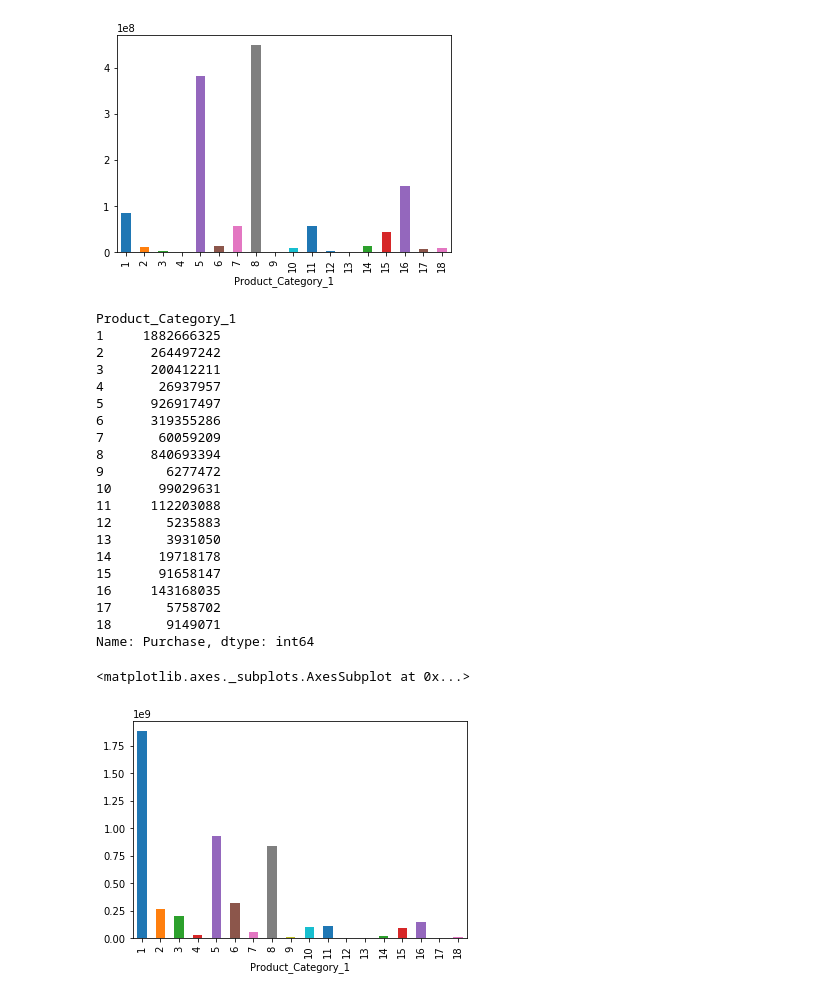
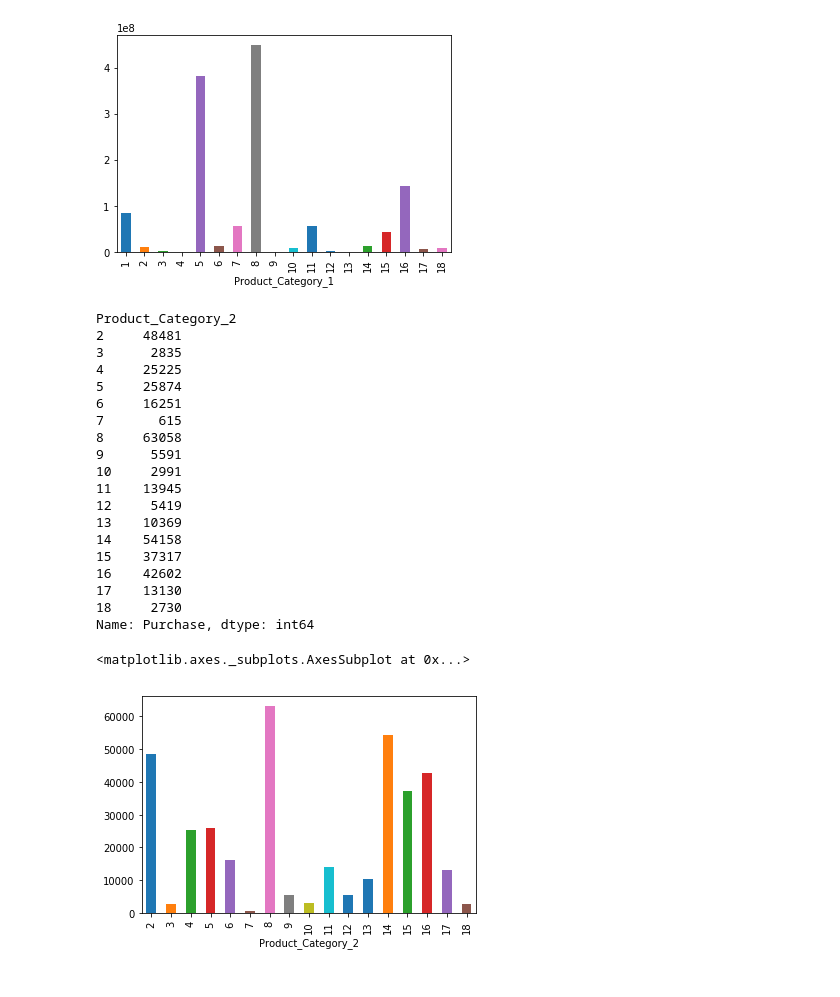
Before and after one commit to Paz4/PythonAnalyzeOfBlackFriday, a Jupyter notebook: BlackFridayAnalysisProject/AdditionalAnalyze.ipynb, the cells around one changed output. Drawn from its saved outputs; the diff is of its cells as text; code cells hidden in the pictures.

```diff
--- a/BlackFridayAnalysisProject/AdditionalAnalyze.ipynb
+++ b/BlackFridayAnalysisProject/AdditionalAnalyze.ipynb
@@ -100,29 +104,28 @@ Name: Purchase, dtype: int64
 <matplotlib.axes._subplots.AxesSubplot at 0x...>
 [figure]
 # %%
-SumCatPrice=df.groupby(['Product_Category_1'])['Purchase'].sum()
+SumCatPrice=df[df.Product_Category_2 !=0].groupby(['Product_Category_2'])['Purchase'].count()
 print(SumCatPrice)
 SumCatPrice.plot(kind='bar')
 # %% [output]
-Product_Category_1
-1     1882666325
-2      264497242
-3      200412211
-4       26937957
-5      926917497
-6      319355286
-7       60059209
-8      840693394
-9        6277472
-10      99029631
-11     112203088
-12       5235883
-13       3931050
-14      19718178
-15      91658147
-16     143168035
-17       5758702
-18       9149071
+Product_Category_2
+2     48481
+3      2835
+4     25225
+5     25874
+6     16251
+7       615
+8     63058
+9      5591
+10     2991
+11    13945
+12     5419
+13    10369
+14    54158
+15    37317
+16    42602
+17    13130
+18     2730
 Name: Purchase, dtype: int64
 <matplotlib.axes._subplots.AxesSubplot at 0x...>
-[figure, old version]
+[figure, new version]
```
Also changed, not shown: parts of 1 cell of this notebook.
